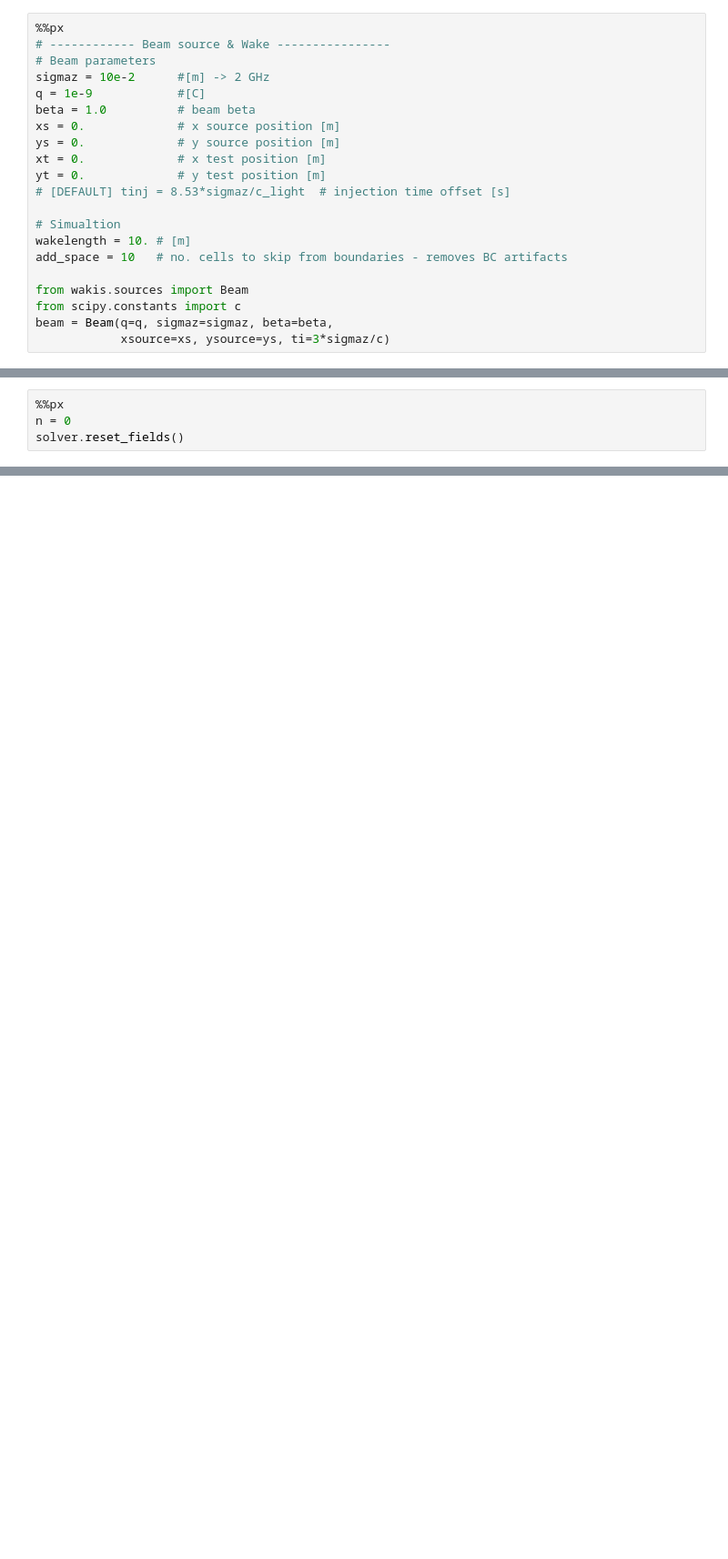
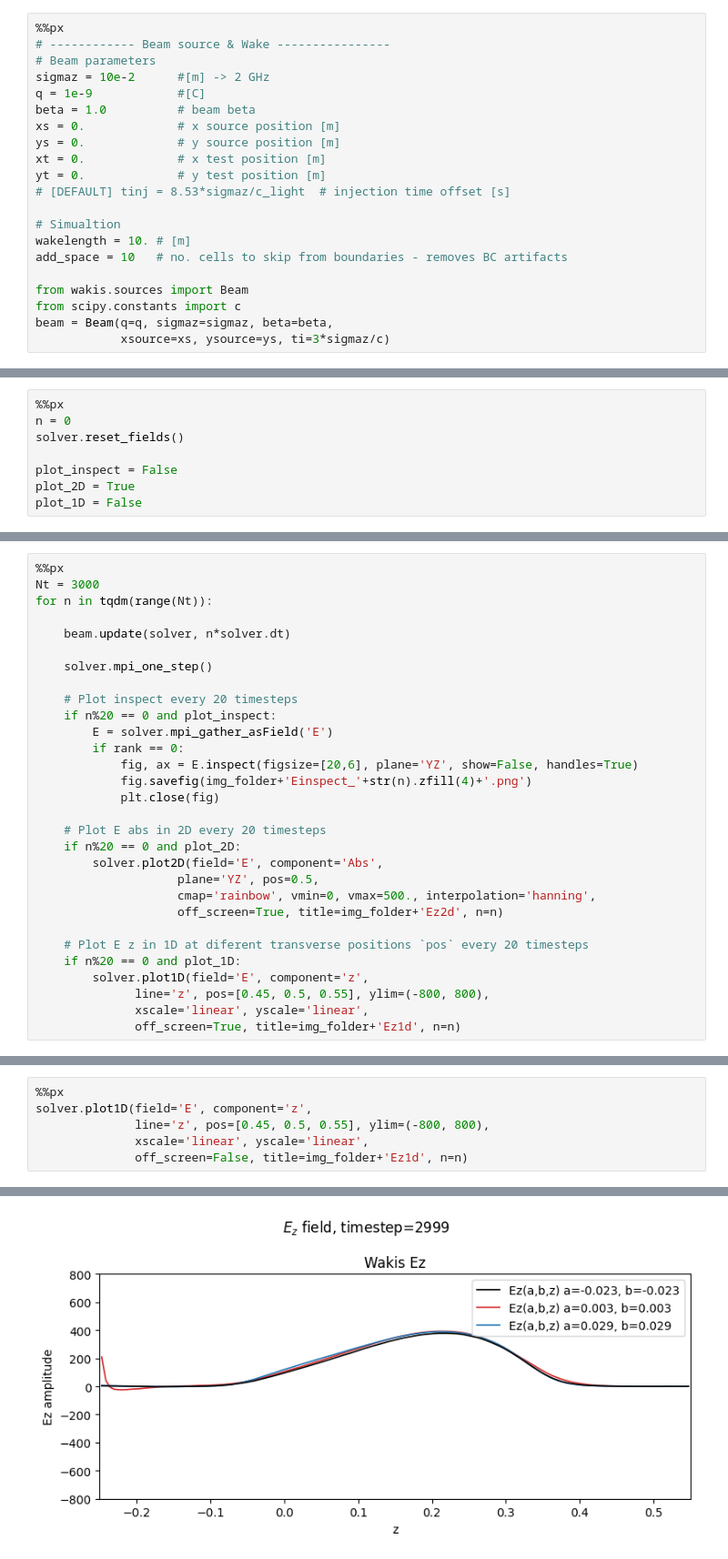
Before and after one commit to ImpedanCEI/wakis, a Jupyter notebook: notebooks/005_MPI_simulation.ipynb, the cells around one changed output, grey strips where cells are left out. Shown: that part at 91% size. Cells and saved outputs as stored; diff of their text form; blank space fills up the shorter version.

```diff
--- a/notebooks/005_MPI_simulation.ipynb
+++ b/notebooks/005_MPI_simulation.ipynb
@@ -295,3 +185,7 @@ def plot_field(field, name='E', n=None, results_folder='img/'):
 %%px
 n = 0
 solver.reset_fields()
+
+plot_inspect = False
+plot_2D = True
+plot_1D = False
@@ -326,0 +192,30 @@ if rank == 0:
+# %%
+%%px
+Nt = 3000
+for n in tqdm(range(Nt)):
+
+    beam.update(solver, n*solver.dt)
+
+    solver.mpi_one_step()
+
+    # Plot inspect every 20 timesteps
+    if n%20 == 0 and plot_inspect:
+        E = solver.mpi_gather_asField('E')
+        if rank == 0:
+            fig, ax = E.inspect(figsize=[20,6], plane='YZ', show=False, handles=True)
+            fig.savefig(img_folder+'Einspect_'+str(n).zfill(4)+'.png')
+            plt.close(fig)
+
+    # Plot E abs in 2D every 20 timesteps
+    if n%20 == 0 and plot_2D:
+        solver.plot2D(field='E', component='Abs',
+                    plane='YZ', pos=0.5,
+                    cmap='rainbow', vmin=0, vmax=500., interpolation='hanning',
+                    off_screen=True, title=img_folder+'Ez2d', n=n)
+
+    # Plot E z in 1D at diferent transverse positions `pos` every 20 timesteps
+    if n%20 == 0 and plot_1D:
+        solver.plot1D(field='E', component='z',
+              line='z', pos=[0.45, 0.5, 0.55], ylim=(-800, 800),
+              xscale='linear', yscale='linear',
+              off_screen=True, title=img_folder+'Ez1d', n=n)
@@ -326,0 +235,7 @@ if rank == 0:
+# %%
+%%px
+solver.plot1D(field='E', component='z',
+              line='z', pos=[0.45, 0.5, 0.55], ylim=(-800, 800),
+              xscale='linear', yscale='linear',
+              off_screen=False, title=img_folder+'Ez1d', n=n)
+# %% [output]
@@ -326,0 +243 @@ if rank == 0:
+[figure, added]
```
Also changed, not shown: parts of 29 cells of this notebook.
